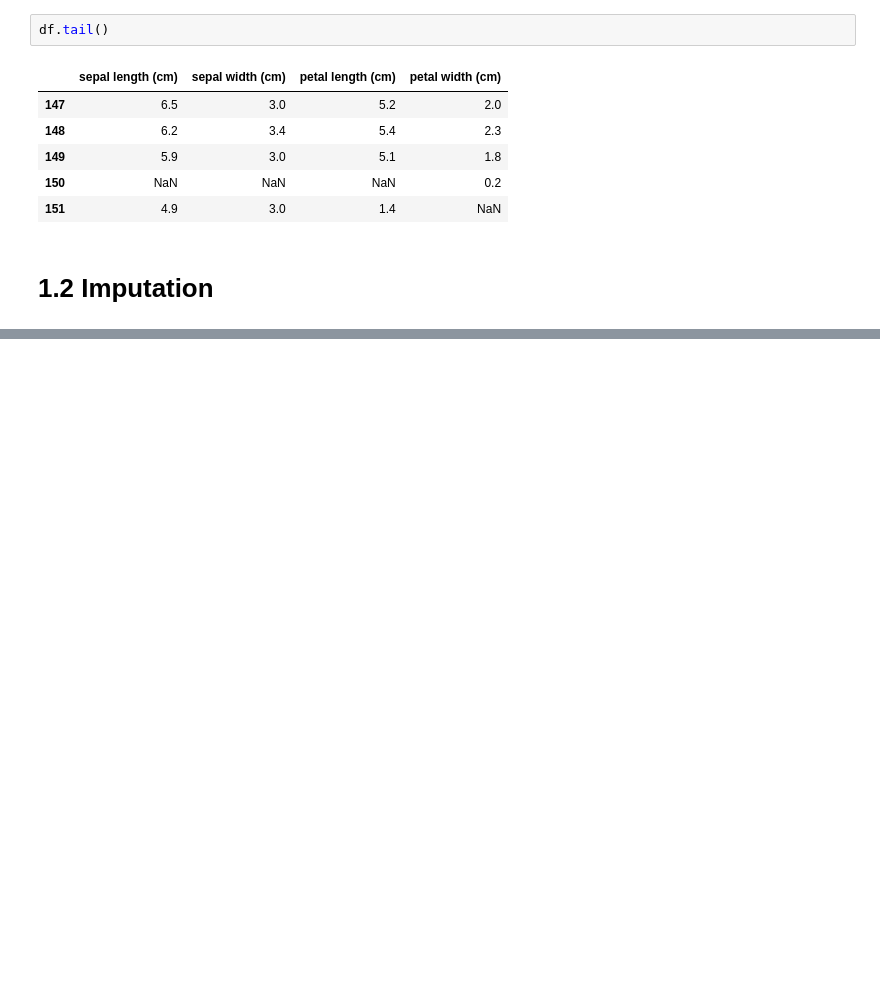
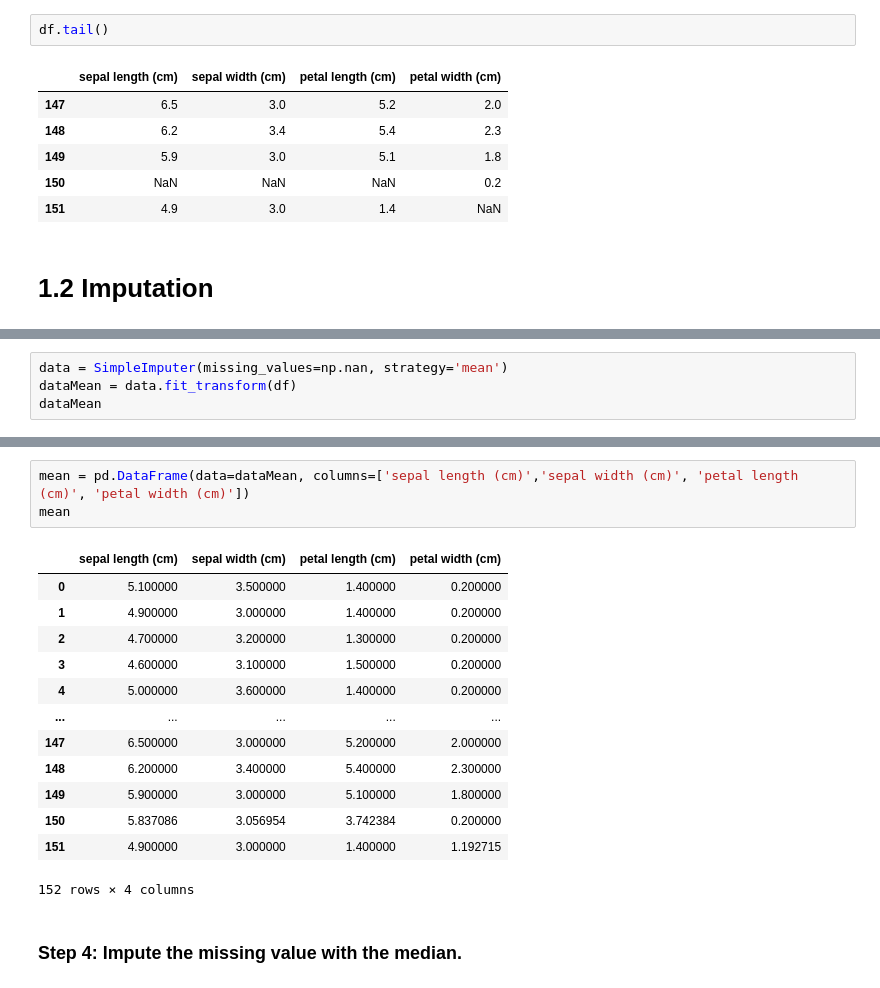
Before and after one commit to Temiloluwa-Oloye/Missing-Value-Processing, a Jupyter notebook: missing_value_processing.ipynb, the cells around one changed output, grey strips where cells are left out. Cells and saved outputs as stored; diff of their text form; blank space fills up the shorter version.

```diff
--- a/missing_value_processing.ipynb
+++ b/missing_value_processing.ipynb
@@ -208,0 +286,4 @@ df.tail()
+# %%
+data = SimpleImputer(missing_values=np.nan, strategy='mean')
+dataMean = data.fit_transform(df)
+dataMean
@@ -208,0 +308,19 @@ df.tail()
+# %%
+mean = pd.DataFrame(data=dataMean, columns=['sepal length (cm)','sepal width (cm)', 'petal length (cm)', 'petal width (cm)'])
+mean
+# %% [output]
+|  | sepal length (cm) | sepal width (cm) | petal length (cm) | petal width (cm) |
+| 0 | 5.100000 | 3.500000 | 1.400000 | 0.200000 |
+| 1 | 4.900000 | 3.000000 | 1.400000 | 0.200000 |
+| 2 | 4.700000 | 3.200000 | 1.300000 | 0.200000 |
+| 3 | 4.600000 | 3.100000 | 1.500000 | 0.200000 |
+| 4 | 5.000000 | 3.600000 | 1.400000 | 0.200000 |
+| ... | ... | ... | ... | ... |
+| 147 | 6.500000 | 3.000000 | 5.200000 | 2.000000 |
+| 148 | 6.200000 | 3.400000 | 5.400000 | 2.300000 |
+| 149 | 5.900000 | 3.000000 | 5.100000 | 1.800000 |
+| 150 | 5.837086 | 3.056954 | 3.742384 | 0.200000 |
+| 151 | 4.900000 | 3.000000 | 1.400000 | 1.192715 |
+152 rows × 4 columns
+# %% [markdown]
+### Step 4: Impute the missing value with the median. ###
```
Also changed, not shown: parts of 10 cells of this notebook.
